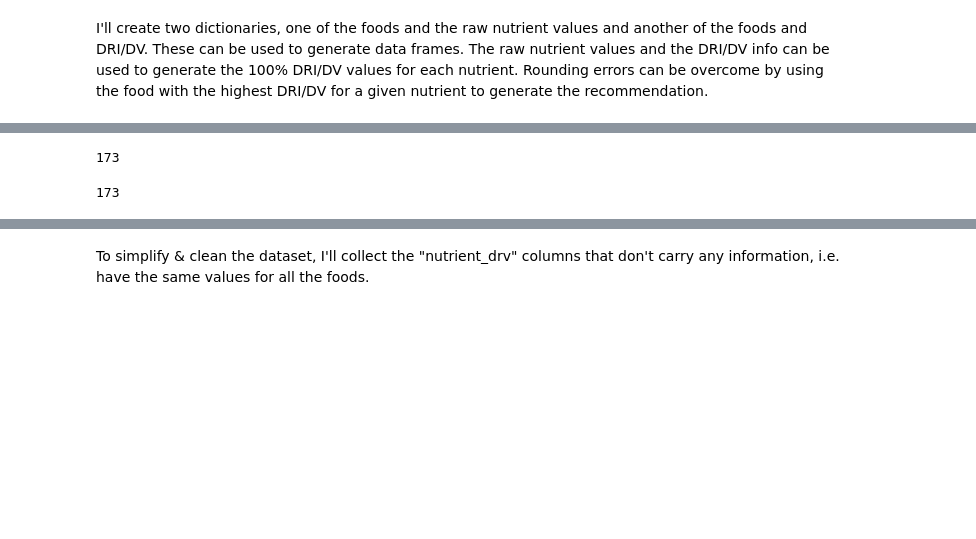
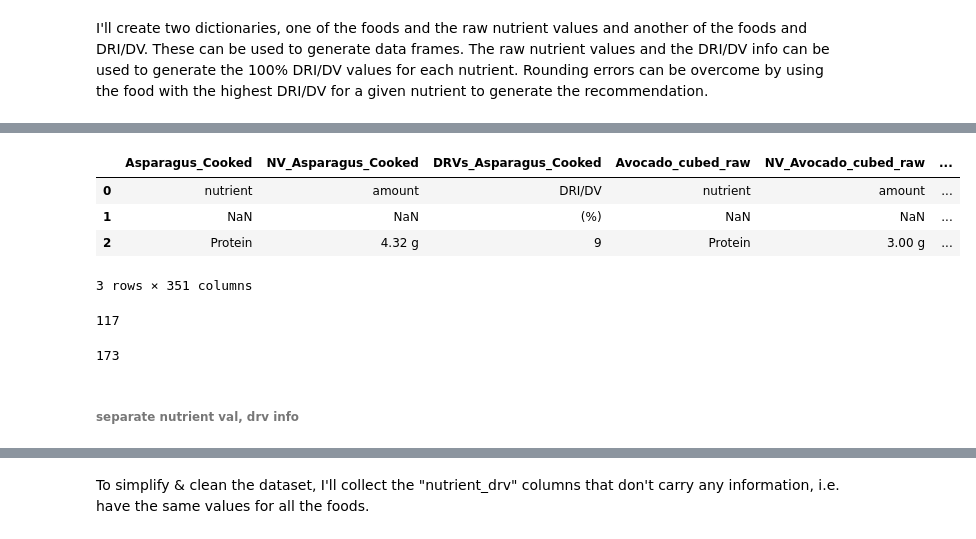
Before and after one commit to wcmohr/Nutrition, a Jupyter notebook: whfoods.ipynb, the cells around one changed output, grey strips where cells are left out. Drawn from its saved outputs; the diff is of its cells as text; code cells hidden in the pictures; blank space fills up the shorter version.

Commit message:
whfoods, vision

```diff
--- a/whfoods.ipynb
+++ b/whfoods.ipynb
@@ -105,11 +119,36 @@ len(foods) # verify the number of foods
-# %%
-nnutrients
-# %% [output]
-173
+# %%
+#
+new_cols = []
+for i, food in enumerate(foods):
+    # Replace spaces with a single underscore
+    food = re.sub(r' +', '_', food)
+    # Replace commas with a single underscore
+    food = re.sub(r',+', '_', food)
+    # Remove duplicate underscores
+    food = re.sub(r'_+', '_', food)
+    new_cols = new_cols + [food, f'NV_{food}', f'DRVs_{food}']
+# %%
+whfoods.columns = new_cols
+# %%
+whfoods.head()
+# %% [output]
+|  | Asparagus_Cooked | NV_Asparagus_Cooked | DRVs_Asparagus_Cooked | Avocado_cubed_raw | NV_Avocado_cubed_raw | ... |
+| 0 | nutrient | amount | DRI/DV | nutrient | amount | ... |
+| 1 | NaN | NaN | (%) | NaN | NaN | ... |
+| 2 | Protein | 4.32 g | 9 | Protein | 3.00 g | ... |
+3 rows × 351 columns
+# %%
+# gather reformatted food names into a list
+foods = [food for inx,food in enumerate(whfoods.columns) if inx%3 == 0]
+len(foods) # verify the number of foods
+# %% [output]
+117
 # %%
 nnutrients
 # %% [output]
 173
+# %% [markdown]
+###### separate nutrient val, drv info
 # %%
 # collect a nested dictionary of... {food: {nutrient:nutrient_val}}
 nutrient_vals = \
```
Also changed, not shown: parts of 30 cells of this notebook, 4 other files.
